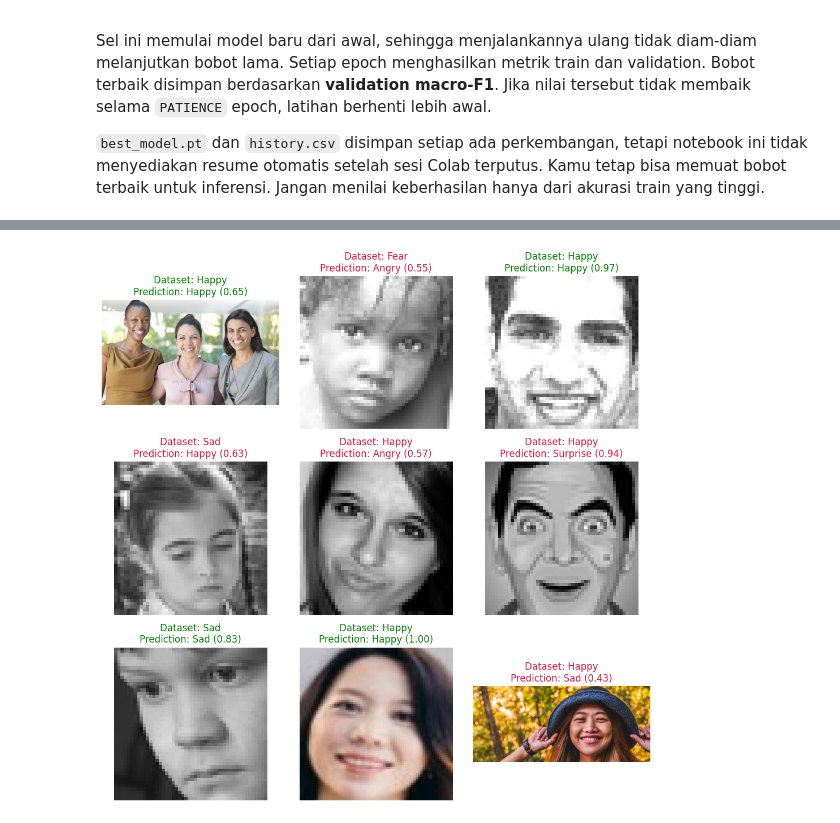
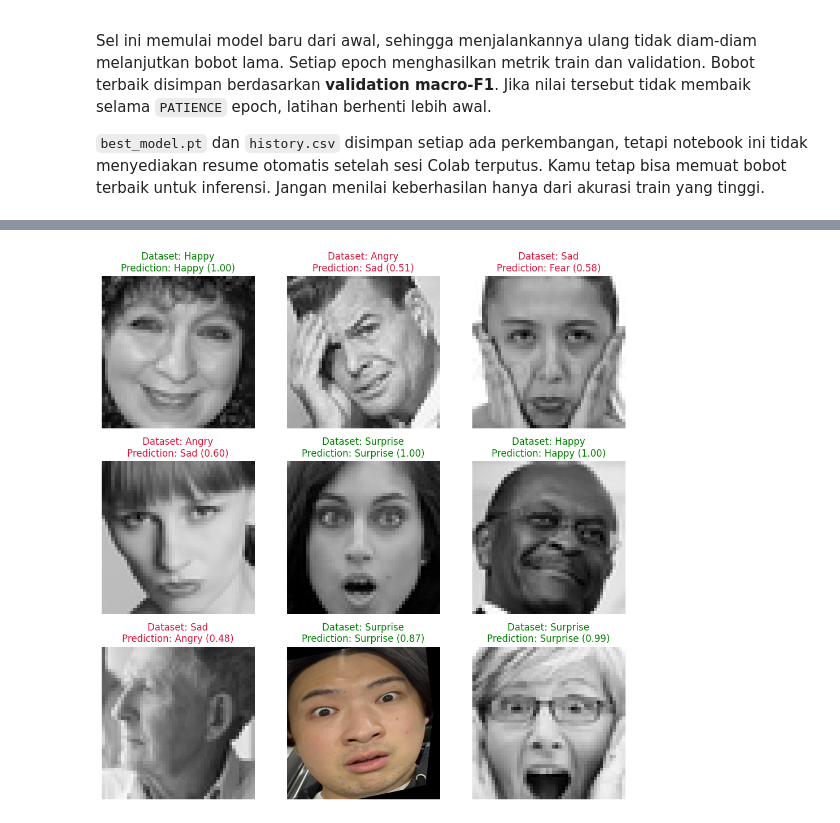
Before and after one commit to salmakamila126/facial-expression-recognition-cnn-pytorch, a Jupyter notebook: CNN.ipynb, the cells around one changed output, grey strips where cells are left out. Saved outputs shown, nothing was run; the diff lists cells and outputs as text; code cells hidden in the pictures.

Commit message:
Update CNN Model

```diff
--- a/CNN.ipynb
+++ b/CNN.ipynb
@@ -99,7 +99,7 @@ SEED = 42
 IMAGE_SIZE = 64
 BATCH_SIZE = 64
 EPOCHS = 50
-LEARNING_RATE = 1e-3
+LEARNING_RATE = 3e-4 # Update Learning Rate
 PATIENCE = 5
 USE_CLASS_WEIGHTS = True
 USE_AUGMENTATION = True
@@ -119,7 +119,7 @@ torch.backends.cudnn.benchmark = False
 torch.backends.cudnn.deterministic = True
 DEVICE = torch.device('cuda' if torch.cuda.is_available() else 'cpu')
 
-RUN_NAME = "cnn_experiment_50epoch"
+RUN_NAME = "cnn_experiment_v3"
 RUN_DIR = OUTPUT_ROOT / RUN_NAME
 RUN_DIR.mkdir(parents=True, exist_ok=True)
 
@@ -502,25 +636,0 @@ Output for 2 images: (2, 5)
-# %%
-class SimpleCNN(nn.Module):
-    def __init__(self, num_classes=5):
-        super().__init__()
-        self.features = nn.Sequential(
-            nn.Conv2d(1, 32, kernel_size=3, padding=1), nn.ReLU(), nn.MaxPool2d(2),
-            nn.Conv2d(32, 64, kernel_size=3, padding=1), nn.ReLU(), nn.MaxPool2d(2),
-            nn.Conv2d(64, 128, kernel_size=3, padding=1), nn.ReLU(), nn.MaxPool2d(2),
-            nn.AdaptiveAvgPool2d((4, 4)),
-        )
-        self.classifier = nn.Sequential(
-            nn.Flatten(), nn.Linear(128 * 4 * 4, 128), nn.ReLU(), nn.Dropout(0.3),
-            nn.Linear(128, num_classes),
-        )
-
-    def forward(self, x):
-        return self.classifier(self.features(x))
-
-model = SimpleCNN(len(CLASS_NAMES)).to(DEVICE)
-with torch.no_grad():
-    sample_logits = model(images[:2].to(DEVICE))
-assert sample_logits.shape == (2, len(CLASS_NAMES))
-print(model)
-print('Trainable parameters:', sum(p.numel() for p in model.parameters() if p.requires_grad))
-print('Output for 2 images:', tuple(sample_logits.shape))
@@ -555,7 +647,7 @@ Macro-F1 menghitung F1 setiap kelas lalu merata-ratakannya, sehingga kelas yang
 train_counts = np.bincount(train_df.target.to_numpy(), minlength=len(CLASS_NAMES))
 weights = len(train_df) / (len(CLASS_NAMES) * train_counts)
 class_weights = torch.tensor(weights, dtype=torch.float32, device=DEVICE) if USE_CLASS_WEIGHTS else None
-criterion = nn.CrossEntropyLoss(weight=class_weights)
+criterion = nn.CrossEntropyLoss()  # Change into unweighted loss function.
 display(pd.DataFrame({'class': CLASS_NAMES, 'train_count': train_counts,
                       'loss_weight': weights if USE_CLASS_WEIGHTS else np.ones(len(CLASS_NAMES))}))
 
@@ -936,29 +1032,29 @@ plt.show()
 # %%
 @torch.inference_mode()
 def predict_image(path):
     model.eval()
     with Image.open(path) as image:
         rgb = ImageOps.exif_transpose(image).convert('RGB')
         tensor = eval_transform(rgb).unsqueeze(0).to(DEVICE)
     scores = torch.softmax(model(tensor), dim=1).squeeze(0).cpu().numpy()
     return CLASS_NAMES[int(scores.argmax())], {name: float(score) for name, score in zip(CLASS_NAMES, scores)}
 
-examples = test_df.sample(n=min(9, len(test_df)), random_state=SEED)
+examples = val_df.sample(n=min(9, len(val_df)), random_state=SEED)
 fig, axes = plt.subplots(3, 3, figsize=(10, 10))
 for axis in axes.flat:
     axis.axis('off')
 for axis, (_, item) in zip(axes.flat, examples.iterrows()):
     path = DATA_DIR / item.path
     predicted_label, scores = predict_image(path)
     with Image.open(path) as image:
         axis.imshow(ImageOps.exif_transpose(image).convert('RGB'))
     axis.set_title(f'Dataset: {item.label}\nPrediction: {predicted_label} ({scores[predicted_label]:.2f})',
                    color='green' if predicted_label == item.label else 'crimson')
 plt.tight_layout()
-plt.savefig(RUN_DIR / 'sample_predictions.png', dpi=150)
+plt.savefig(RUN_DIR / 'validation_sample_predictions.png', dpi=150)
 plt.show()
 # %% [output]
-[figure, old version]
+[figure, new version]
 # %%
 experiment_log = pd.DataFrame([{
     'run': RUN_DIR.name, 'seed': SEED, 'image_size': IMAGE_SIZE, 'batch_size': BATCH_SIZE,
```
Also changed, not shown: parts of 14 cells of this notebook.
